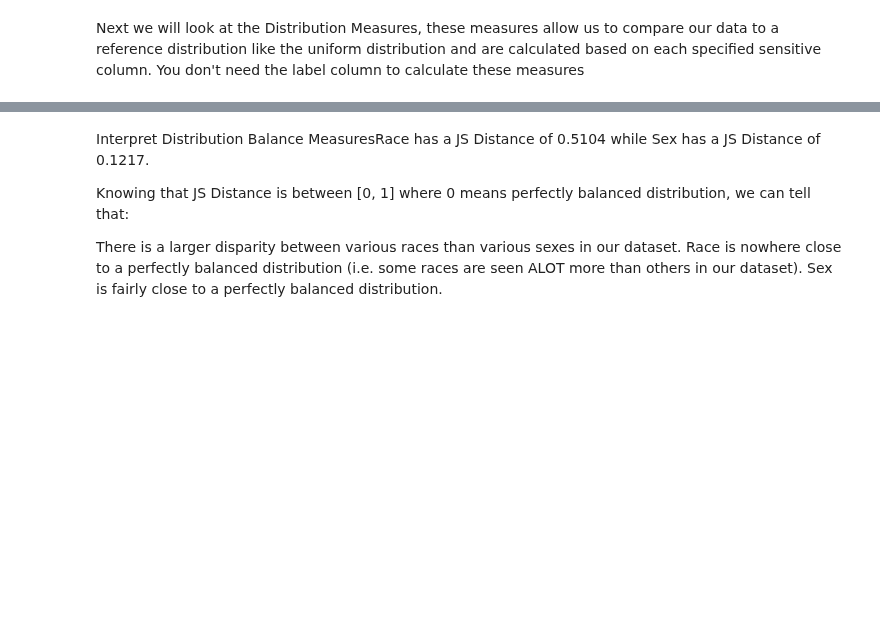
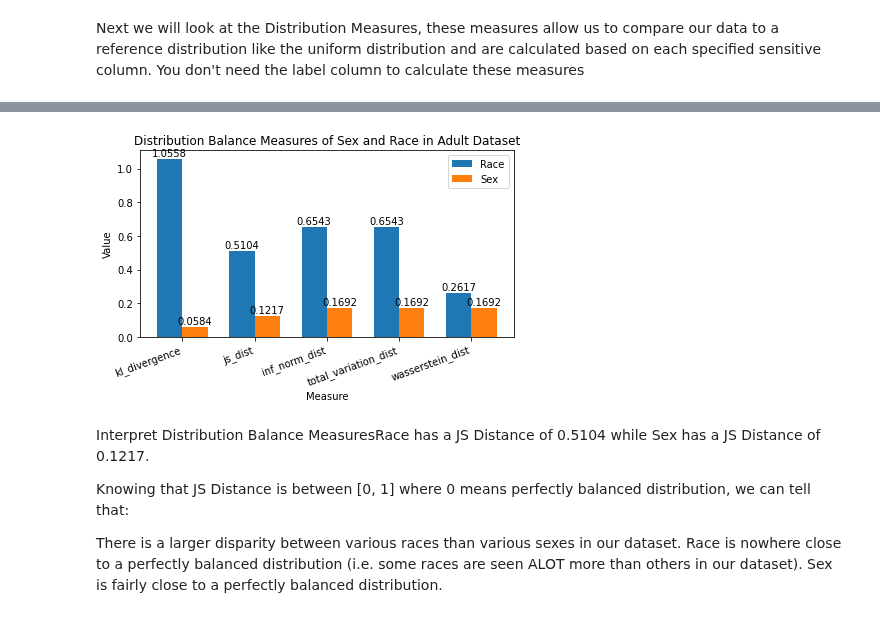
Before and after one commit to microsoft/responsible-ai-toolbox-mitigations, a Jupyter notebook: notebooks/databalanceanalysis/data_balance_census.ipynb, the cells around one changed output, grey strips where cells are left out. Saved outputs shown, nothing was run; the diff lists cells and outputs as text; code cells hidden in the pictures; blank space fills up the shorter version.

Commit message:
update the data balance census notebook with code changes

```diff
--- a/notebooks/databalanceanalysis/data_balance_census.ipynb
+++ b/notebooks/databalanceanalysis/data_balance_census.ipynb
@@ -116,13 +146,9 @@ plt.show()
 # %% [markdown]
 Next we will look at the Distribution Measures, these measures allow us to compare our data to a reference distribution like the uniform distribution and are calculated based on each specified sensitive column. You don't need the label column to calculate these measures
 # %%
-from databalanceanalysis.databalanceanalysis.distribution_measures import (
-    DistributionBalanceMeasure,
-)
-
 dist_measures = DistributionBalanceMeasure(cols_of_interest).measures(df)
 
-race_measures = dist_measures[dist_measures["feature_name"] == "race"].iloc[0]
-sex_measures = dist_measures[dist_measures["feature_name"] == "sex"].iloc[0]
+race_measures = dist_measures[dist_measures["FeatureName"] == "race"].iloc[0]
+sex_measures = dist_measures[dist_measures["FeatureName"] == "sex"].iloc[0]
 # %%
 race_measures
@@ -129,14 +165,11 @@ race_measures
 # %%
 # measures_of_interest = ["kl_divergence", "js_dist", "inf_norm_dist", "total_variation_dist", "wasserstein_dist"]
-measures_of_interest = [
-    x.value
-    for x in [
-        Measures.KL_DIVERGENCE,
-        Measures.JS_DISTANCE,
-        Measures.INF_NORM_DISTANCE,
-        Measures.TOTAL_VARIANCE_DISTANCE,
-        Measures.WS_DISTANCE,
-    ]
+measures_of_interest =  [
+    "kl_divergence",
+    "js_dist",
+    "inf_norm_dist",
+    "total_variation_dist",
+    "wasserstein_dist",
 ]
 race_array = [round(race_measures[measure], 4) for measure in measures_of_interest]
 sex_array = [round(sex_measures[measure], 4) for measure in measures_of_interest]
@@ -150,31 +183,33 @@ rects2 = ax.bar(x + width / 2, sex_array, width, label="Sex")
 
 ax.set_xlabel("Measure")
 ax.set_ylabel("Value")
 ax.set_title("Distribution Balance Measures of Sex and Race in Adult Dataset")
 ax.set_xticks(x)
 ax.set_xticklabels(measures_of_interest)
 ax.legend()
 
 plt.setp(ax.get_xticklabels(), rotation=20, ha="right", rotation_mode="default")
 
 
 def autolabel(rects):
     for rect in rects:
         height = rect.get_height()
         ax.annotate(
             "{}".format(height),
             xy=(rect.get_x() + rect.get_width() / 2, height),
             xytext=(0, 1),  # 1 point vertical offset
             textcoords="offset points",
             ha="center",
             va="bottom",
         )
 
 
 autolabel(rects1)
 autolabel(rects2)
 
 fig.tight_layout()
 
 plt.show()
+# %% [output]
+[figure, added]
 # %% [markdown]
```
Also changed, not shown: parts of 11 cells of this notebook.
